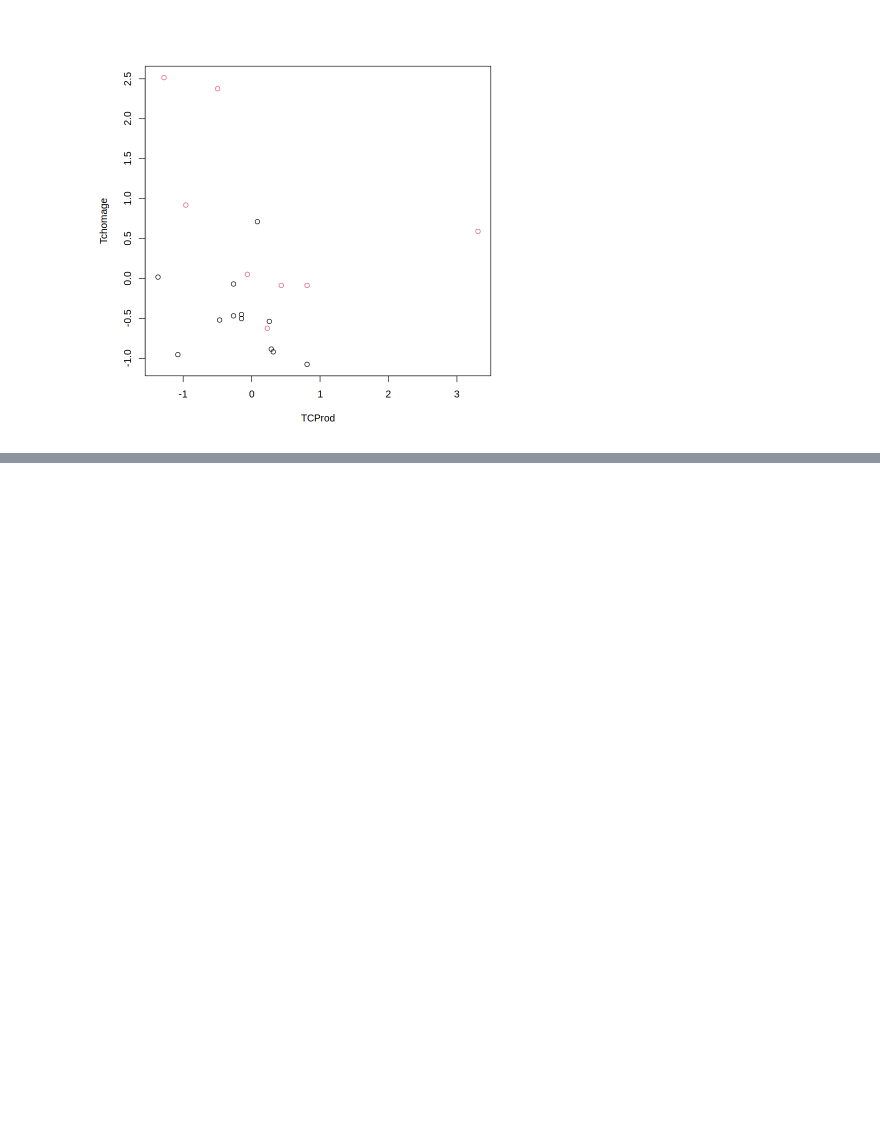
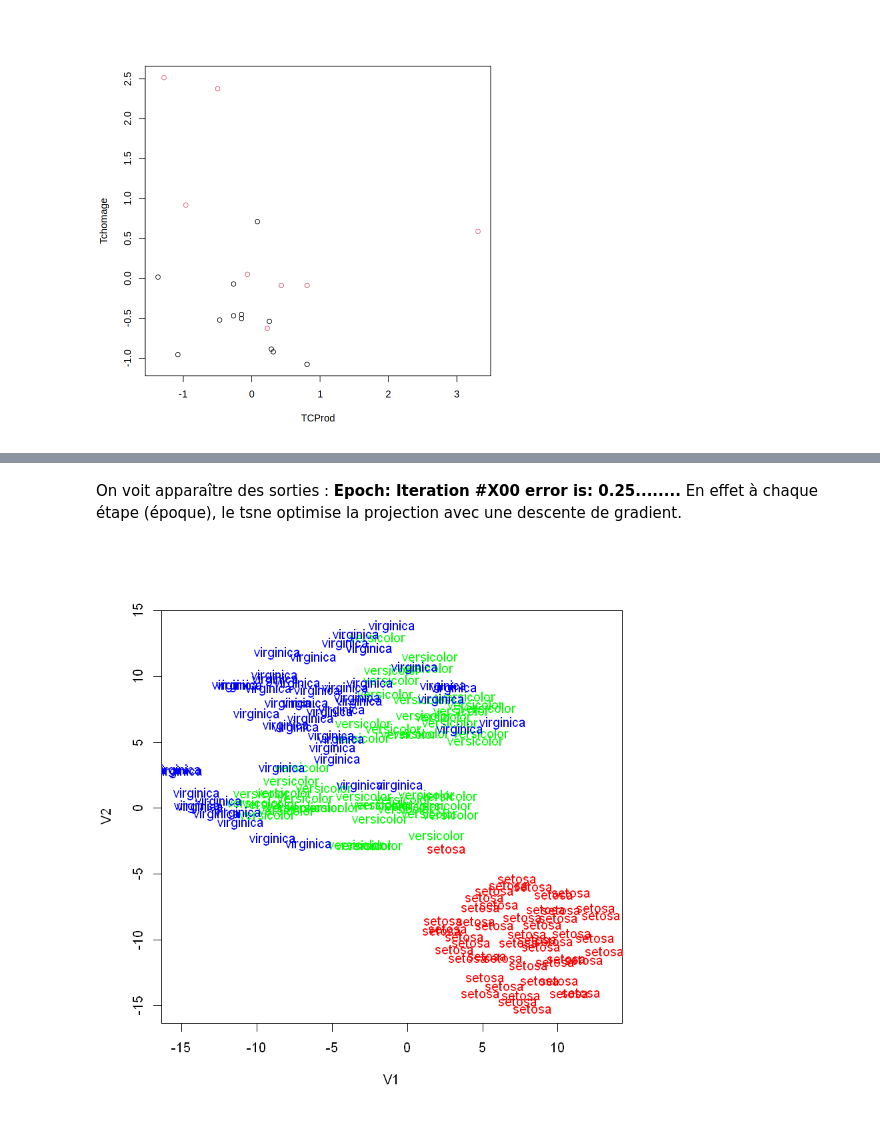
Before and after one commit to jordypalafox/Data-exploration, a Jupyter notebook: Data Exploration ING1 GI.ipynb, the cells around one changed output, grey strips where cells are left out. Drawn from its saved outputs; the diff is of its cells as text; code cells hidden in the pictures; blank space fills up the shorter version.

```diff
--- a/Data Exploration ING1 GI.ipynb
+++ b/Data Exploration ING1 GI.ipynb
@@ -927,0 +950,3 @@ plot(eco_europe_scale, col=c)
+# %%
+coordonnées_tsne_iris = tsne(iris[,1:4])
+coordonnées_tsne_iris = as.data.frame(coordonnées_tsne_iris)
@@ -927,0 +965,8 @@ plot(eco_europe_scale, col=c)
+# %% [markdown]
+On voit apparaître des sorties :
+**Epoch: Iteration #X00 error is: 0.25........**
+En effet à chaque étape (époque), le tsne optimise la projection avec une descente de gradient.
+# %%
+ plot(V2~V1, data=coordonnées_tsne_iris,t='n'); text(coordonnées_tsne_iris,labels=iris$Species, col=colors[iris$Species])
+# %% [output]
+[figure, added]
```
Also changed, not shown: parts of 10 cells of this notebook.
